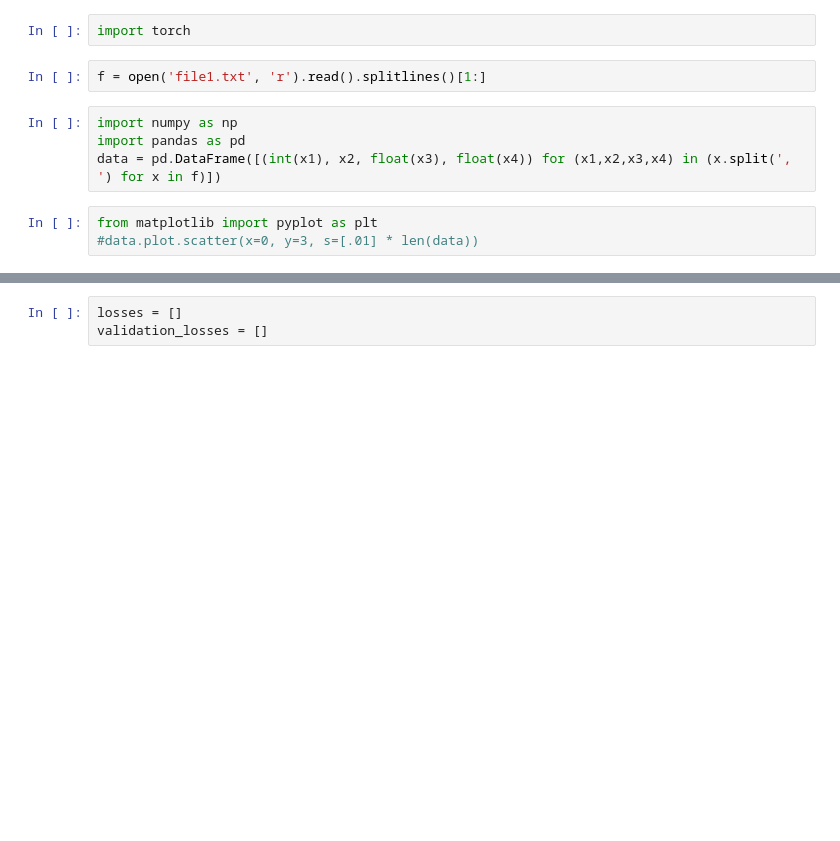
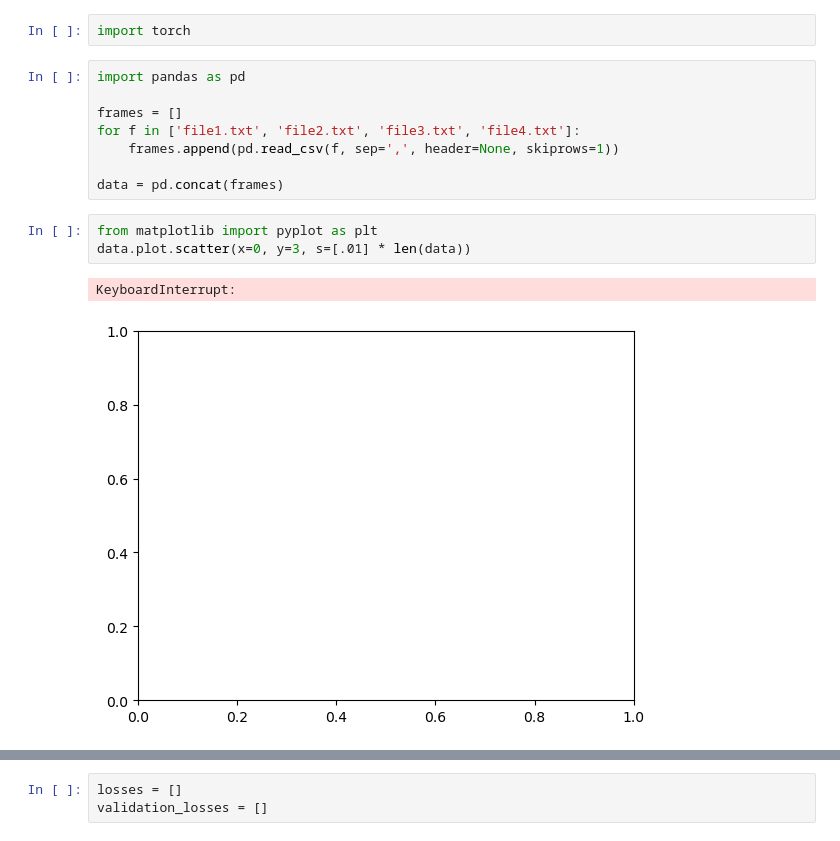
Before and after one commit to tommy-mor/tf2demopredictor, a Jupyter notebook: class_classifier/graph_mouse.ipynb, the cells around one changed output, grey strips where cells are left out. Drawn from its saved outputs; the diff is of its cells as text; blank space fills up the shorter version.

```diff
--- a/class_classifier/graph_mouse.ipynb
+++ b/class_classifier/graph_mouse.ipynb
@@ -1,12 +1,17 @@
 # %%
 import torch
-# %%
-f = open('file1.txt', 'r').read().splitlines()[1:]
-# %%
-import numpy as np
-import pandas as pd
-data = pd.DataFrame([(int(x1), x2, float(x3), float(x4)) for (x1,x2,x3,x4) in (x.split(', ') for x in f)])
+# %%
+import pandas as pd
+
+frames = []
+for f in ['file1.txt', 'file2.txt', 'file3.txt', 'file4.txt']:
+    frames.append(pd.read_csv(f, sep=',', header=None, skiprows=1))
+
+data = pd.concat(frames)
 # %%
 from matplotlib import pyplot as plt
-#data.plot.scatter(x=0, y=3, s=[.01] * len(data))
+data.plot.scatter(x=0, y=3, s=[.01] * len(data))
+# %% [output]
+KeyboardInterrupt:
+[figure, added]
 # %%
```
Also changed, not shown: parts of 14 cells of this notebook, 6 other files.
